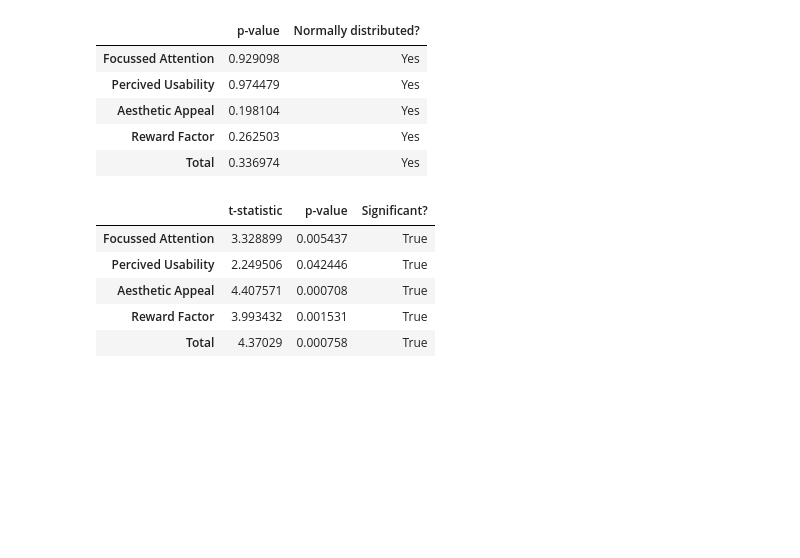
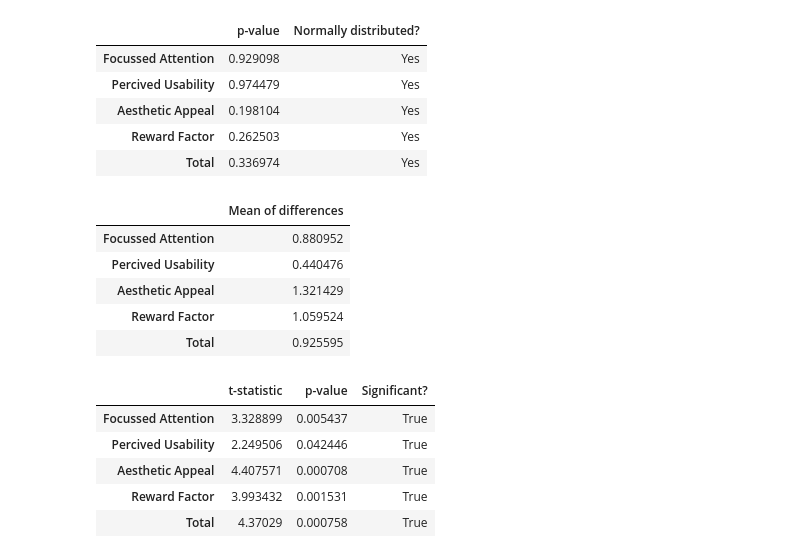
Before and after one commit to Phlipinator/Squishy-Data-Analysis, a Jupyter notebook: UES_MeanOverTasks.ipynb, the cells around one changed output. Cells and saved outputs as stored; diff of their text form; code cells hidden in the pictures; blank space fills up the shorter version.

```diff
--- a/UES_MeanOverTasks.ipynb
+++ b/UES_MeanOverTasks.ipynb
@@ -331,6 +331,33 @@ df_normality
 | Aesthetic Appeal | 0.198104 | Yes |
 | Reward Factor | 0.262503 | Yes |
 | Total | 0.336974 | Yes |
+# %%
+mean_diffs = {}
+
+for scale in scales:
+    col_standard = f"{scale}_Standard"
+    col_squishy = f"{scale}_Squishy"
+
+    # Calculate within-subject differences
+    df_scores[f"{scale}_Diff"] = df_scores[col_squishy] - df_scores[col_standard]
+
+    # Mean of individual differences (paired / within-subject)
+    mean_of_diffs = df_scores[f"{scale}_Diff"].mean()
+
+    mean_diffs[scale] = {
+        "Mean of differences": mean_of_diffs,
+    }
+
+# Convert to DataFrame
+mean_diffs_df = pd.DataFrame(mean_diffs).T
+mean_diffs_df
+# %% [output]
+|  | Mean of differences |
+| Focussed Attention | 0.880952 |
+| Percived Usability | 0.440476 |
+| Aesthetic Appeal | 1.321429 |
+| Reward Factor | 1.059524 |
+| Total | 0.925595 |
 # %%
 from scipy.stats import ttest_rel
 
```
Also changed, not shown: 1 other file.
